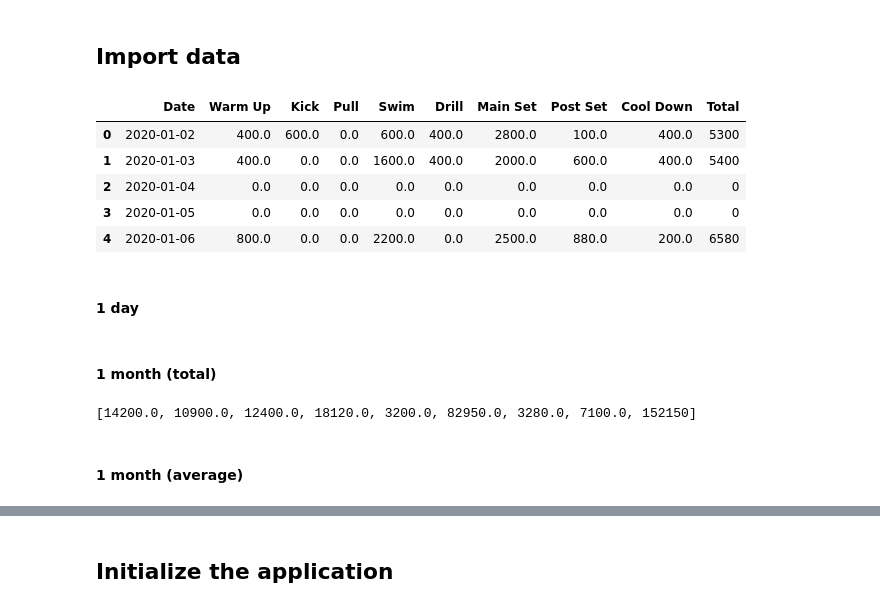
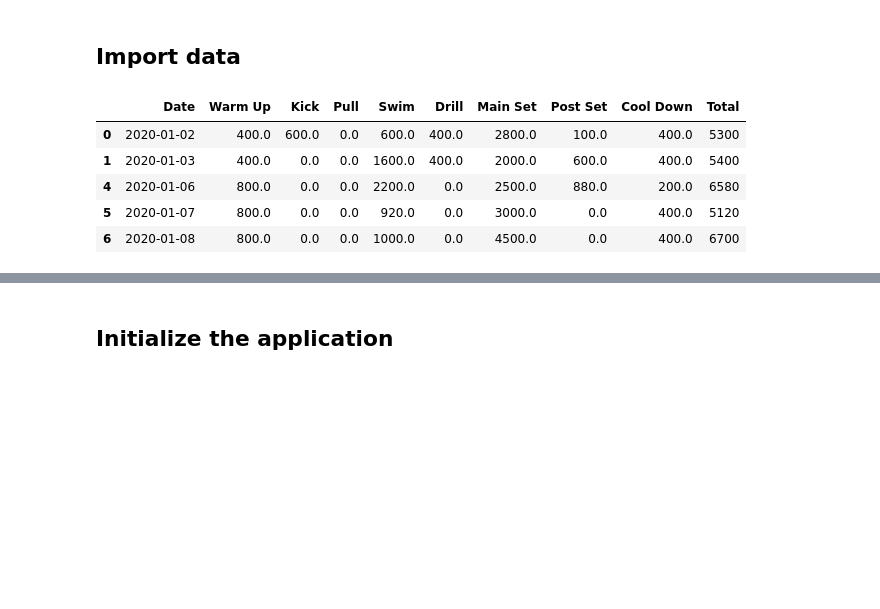
Before and after one commit to JIHOO97/TrainingTime-Visualization, a Jupyter notebook: Swimming Plot.ipynb, the cells around one changed output, grey strips where cells are left out. Saved outputs shown, nothing was run; the diff lists cells and outputs as text; code cells hidden in the pictures; blank space fills up the shorter version.

```diff
--- a/Swimming Plot.ipynb
+++ b/Swimming Plot.ipynb
@@ -12,31 +13,33 @@ from dash.dependencies import Output, Input
 # %% [markdown]
 ## Import data
 # %%
-data = pd.read_csv("Swim_dataset.csv") # read avocado csv file
+data = pd.read_csv("Swim_dataset.csv") # read csv file
 
 # filter the unnecessary columns
 unnec_cols = data.columns[10:]
 data = data.drop(columns=unnec_cols)
 
 # rename "Unnamed: 0" column name to "Date"
 data = data.rename(columns={"Unnamed: 0":"Date"})
 
 # convert the contents in the date column into a datetime format
 data["Date"] = pd.to_datetime(data["Date"], format="%Y-%m-%d") # convert the date into a date format
 
 # set Date as an index
 # data = data.set_index('Date')
 
 # convert nan to 0
 data = data.fillna(0)
 
+# remove all zeros
+column_list = data.columns[1:]
+data = data[(data[column_list].T != 0.0).any()]
+
 data.head()
 # %% [output]
 |  | Date | Warm Up | Kick | Pull | Swim | Drill | Main Set | Post Set | Cool Down | Total |
 | 0 | 2020-01-02 | 400.0 | 600.0 | 0.0 | 600.0 | 400.0 | 2800.0 | 100.0 | 400.0 | 5300 |
 | 1 | 2020-01-03 | 400.0 | 0.0 | 0.0 | 1600.0 | 400.0 | 2000.0 | 600.0 | 400.0 | 5400 |
-| 2 | 2020-01-04 | 0.0 | 0.0 | 0.0 | 0.0 | 0.0 | 0.0 | 0.0 | 0.0 | 0 |
-| 3 | 2020-01-05 | 0.0 | 0.0 | 0.0 | 0.0 | 0.0 | 0.0 | 0.0 | 0.0 | 0 |
 | 4 | 2020-01-06 | 800.0 | 0.0 | 0.0 | 2200.0 | 0.0 | 2500.0 | 880.0 | 200.0 | 6580 |
+| 5 | 2020-01-07 | 800.0 | 0.0 | 0.0 | 920.0 | 0.0 | 3000.0 | 0.0 | 400.0 | 5120 |
+| 6 | 2020-01-08 | 800.0 | 0.0 | 0.0 | 1000.0 | 0.0 | 4500.0 | 0.0 | 400.0 | 6700 |
-# %% [markdown]
-#### 1 day
@@ -49,25 +45,0 @@ categories = data.columns[1:-1]
-# %% [markdown]
-#### 1 month (total)
-# %%
-start_date = '2020-01-02'
-end_date = '2020-02-02'
-
-mask = (
-        (data.Date >= start_date)
-        & (data.Date <= end_date)
-    )
-
-filtered_data = data.loc[mask, :]
-
-column_list = filtered_data.columns[1:]
-total_time_list = []
-for column in column_list:
-    category_list = list(filtered_data[column])
-    total_time = sum(category_list)
-    total_time_list.append(total_time)
-
-total_time_list
-# %% [output]
-[14200.0, 10900.0, 12400.0, 18120.0, 3200.0, 82950.0, 3280.0, 7100.0, 152150]
-# %% [markdown]
-#### 1 month (average)
```
Also changed, not shown: parts of 49 cells of this notebook, 5 other files.
